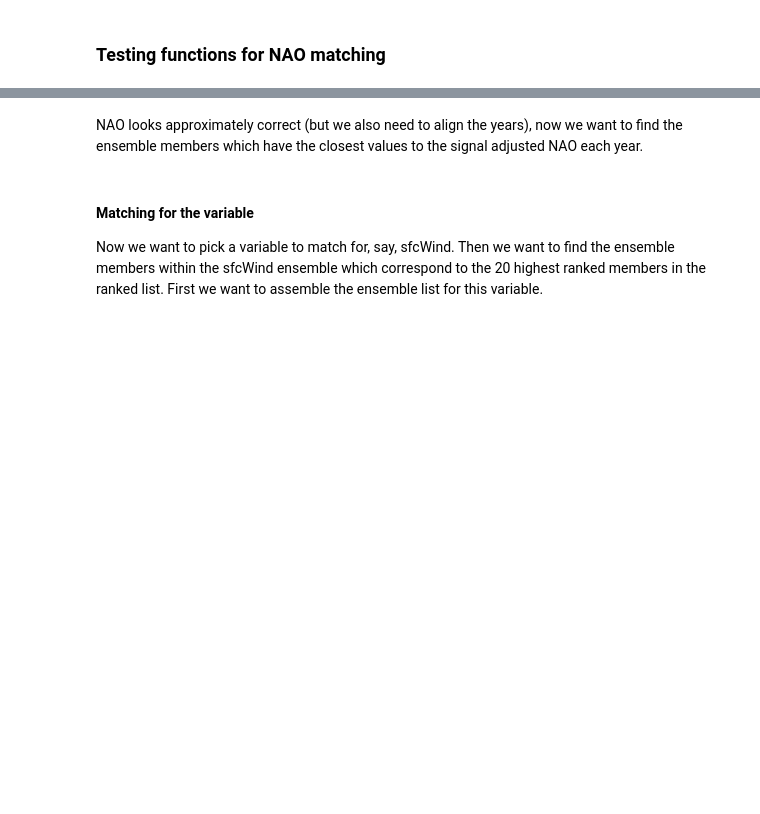
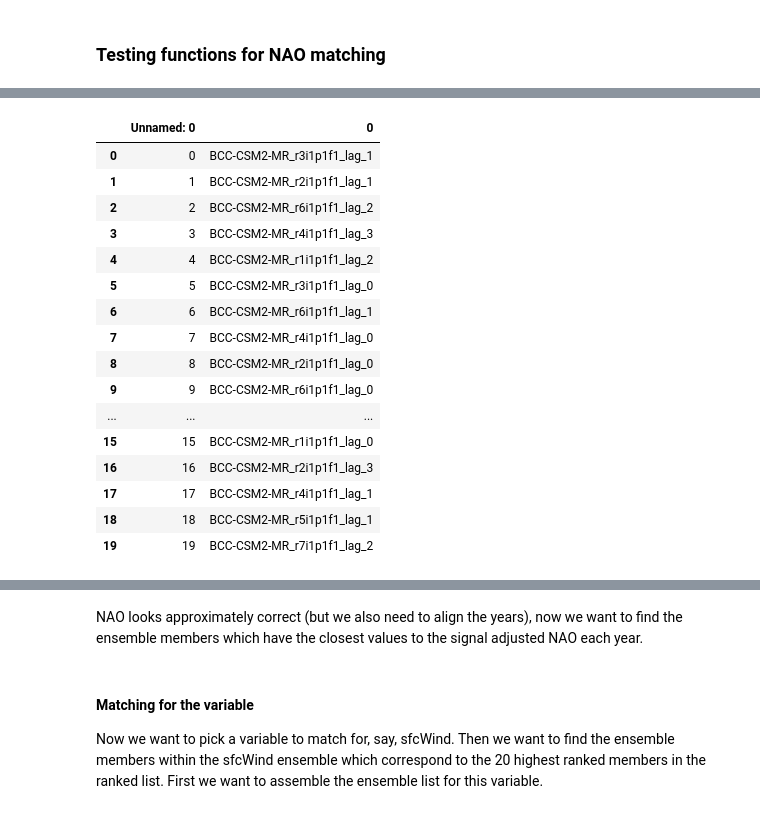
Before and after one commit to benhutchmet/lagging-NAO-test-suite, a Jupyter notebook: testing/testing-nao-matching.ipynb, the cells around one changed output, grey strips where cells are left out. Cells and saved outputs as stored; diff of their text form; code cells hidden in the pictures; blank space fills up the shorter version.

```diff
--- a/testing/testing-nao-matching.ipynb
+++ b/testing/testing-nao-matching.ipynb
@@ -26,0 +109,8 @@ import alternate_lag_functions as funcs
+# %%
+# find the file in {dir} which contains overlapping_members and 1970
+for file in os.listdir(dir):
+    if "overlapping_members" in file and "1970" in file:
+        file_1970 = file
+
+# Import the overlapping_members_1970
+overlapping_members_1970 = pd.read_csv(f"{dir}/{file_1970}")
@@ -26,0 +137,20 @@ import alternate_lag_functions as funcs
+# %%
+overlapping_members_1970
+# %% [output]
+|  | Unnamed: 0 | 0 |
+| 0 | 0 | BCC-CSM2-MR_r3i1p1f1_lag_1 |
+| 1 | 1 | BCC-CSM2-MR_r2i1p1f1_lag_1 |
+| 2 | 2 | BCC-CSM2-MR_r6i1p1f1_lag_2 |
+| 3 | 3 | BCC-CSM2-MR_r4i1p1f1_lag_3 |
+| 4 | 4 | BCC-CSM2-MR_r1i1p1f1_lag_2 |
+| 5 | 5 | BCC-CSM2-MR_r3i1p1f1_lag_0 |
+| 6 | 6 | BCC-CSM2-MR_r6i1p1f1_lag_1 |
+| 7 | 7 | BCC-CSM2-MR_r4i1p1f1_lag_0 |
+| 8 | 8 | BCC-CSM2-MR_r2i1p1f1_lag_0 |
+| 9 | 9 | BCC-CSM2-MR_r6i1p1f1_lag_0 |
+| ... | ... | ... |
+| 15 | 15 | BCC-CSM2-MR_r1i1p1f1_lag_0 |
+| 16 | 16 | BCC-CSM2-MR_r2i1p1f1_lag_3 |
+| 17 | 17 | BCC-CSM2-MR_r4i1p1f1_lag_1 |
+| 18 | 18 | BCC-CSM2-MR_r5i1p1f1_lag_1 |
+| 19 | 19 | BCC-CSM2-MR_r7i1p1f1_lag_2 |
```
Also changed, not shown: parts of 19 cells of this notebook, 1 other file.
